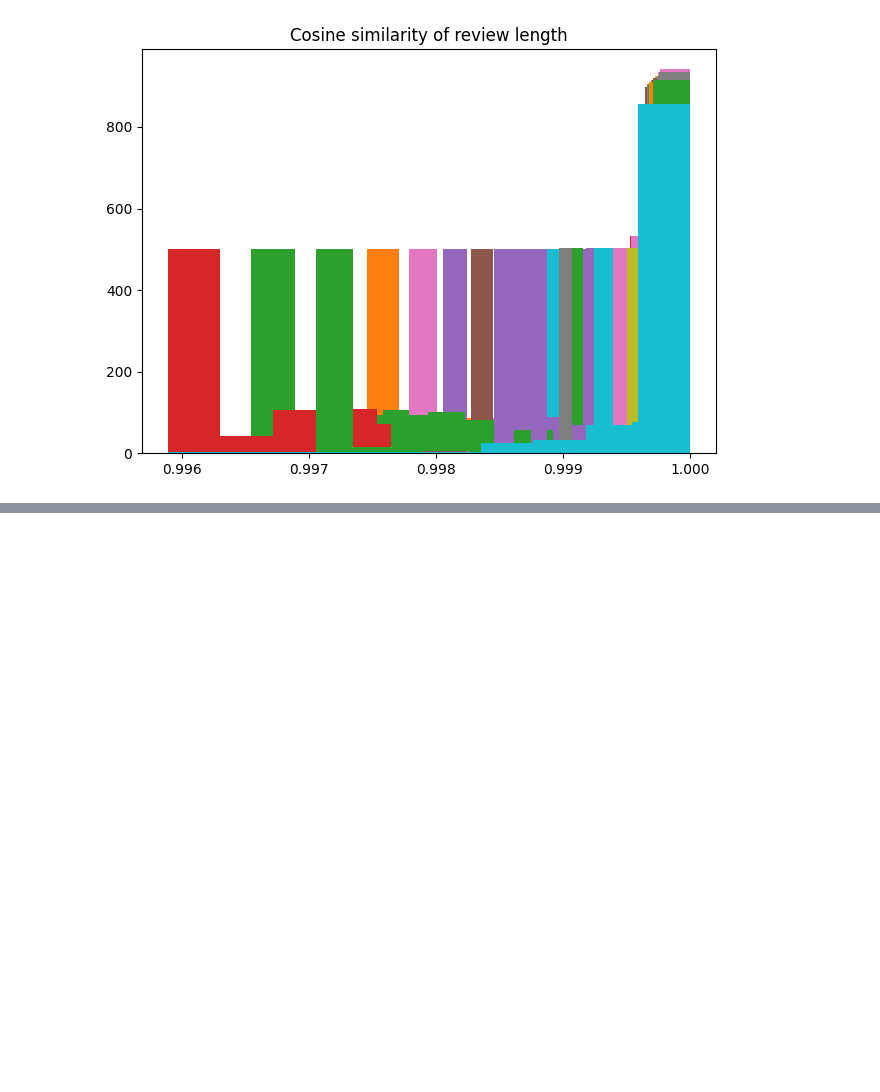
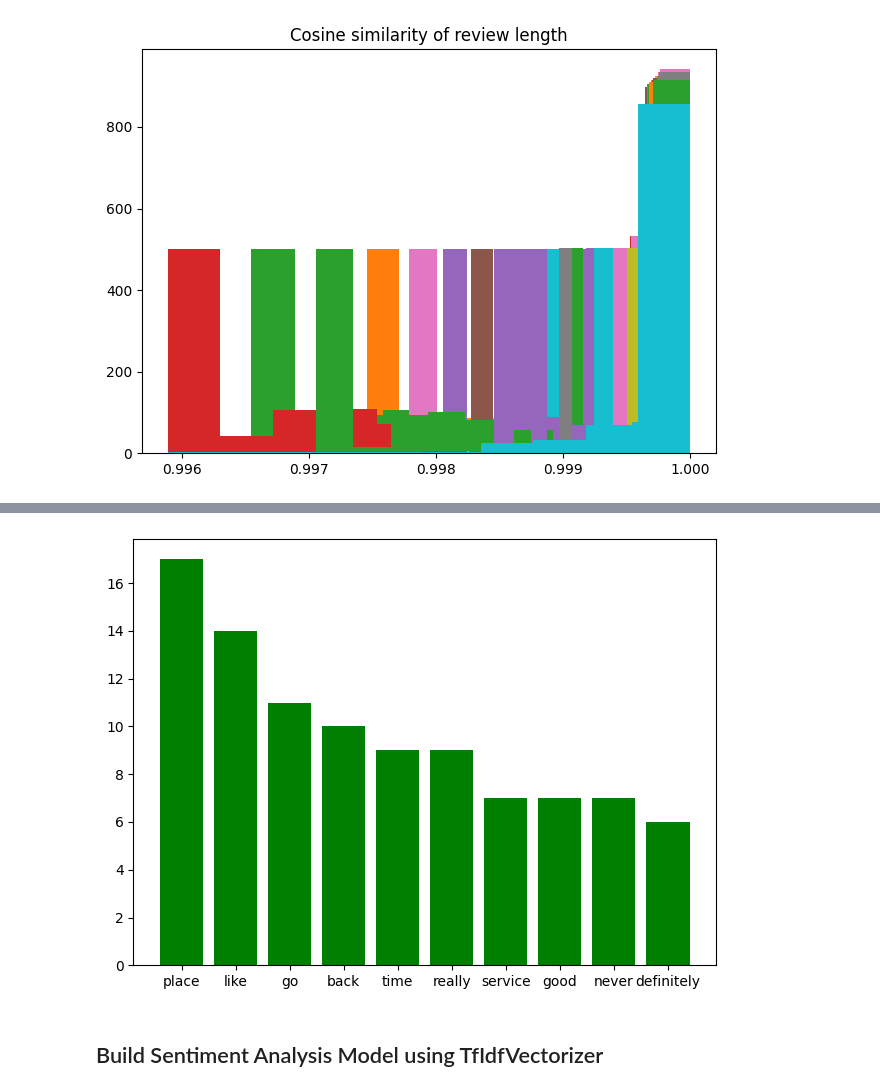
Before and after one commit to Kirollos-Hanna/NLP_Sentiment_Analysis_Project, a Jupyter notebook: RestaurantReviewSentimentAnalysis.ipynb, the cells around one changed output, grey strips where cells are left out. Cells and saved outputs as stored; diff of their text form; code cells hidden in the pictures; blank space fills up the shorter version.

```diff
--- a/RestaurantReviewSentimentAnalysis.ipynb
+++ b/RestaurantReviewSentimentAnalysis.ipynb
@@ -182,0 +761,5 @@ fig.tight_layout()
+# %%
+# Get all missclassified reviews
+misclassified_reviews = sentistrength_restaurant_reviews.where(sentistrength_restaurant_reviews["Liked"] != sentistrength_restaurant_reviews["SentiStrength_Rating"])
+misclassified_reviews = misclassified_reviews.dropna()
+misclassified_reviews
@@ -182,0 +780,34 @@ fig.tight_layout()
+# %%
+# Find the frequency of each word in the misclassified reviews
+from nltk.corpus import stopwords
+STOP_WORDS = stopwords.words('english')
+frequency_dict = {}
+for ind, review in misclassified_reviews.iterrows():
+    review_words = review['Review'].lower().split()
+    for word in review_words:
+        if word not in STOP_WORDS and word.isalpha():
+            if word in frequency_dict:
+                frequency_dict[word]+=1
+            else:
+                frequency_dict[word] = 0
+# %%
+# Sort frequency_dict by value
+import operator
+sorted_frequency_dict = dict(sorted(frequency_dict.items(), key=operator.itemgetter(1),reverse=True))
+
+ten_most_frequent_words = {}
+ind = 0
+for key, val in sorted_frequency_dict.items():
+    ten_most_frequent_words[key] = val
+    ind+=1
+    if ind >= 10:
+        break
+# %%
+# Construct histogram of most frequent words in misclassified reviews
+fig = plt.figure()
+plt.bar(ten_most_frequent_words.keys(), ten_most_frequent_words.values(),  color='g')
+fig.tight_layout()
+# %% [output]
+[figure, added]
+# %% [markdown]
+## Build Sentiment Analysis Model using TfIdfVectorizer
```
Also changed, not shown: parts of 46 cells of this notebook, 1 other file.
